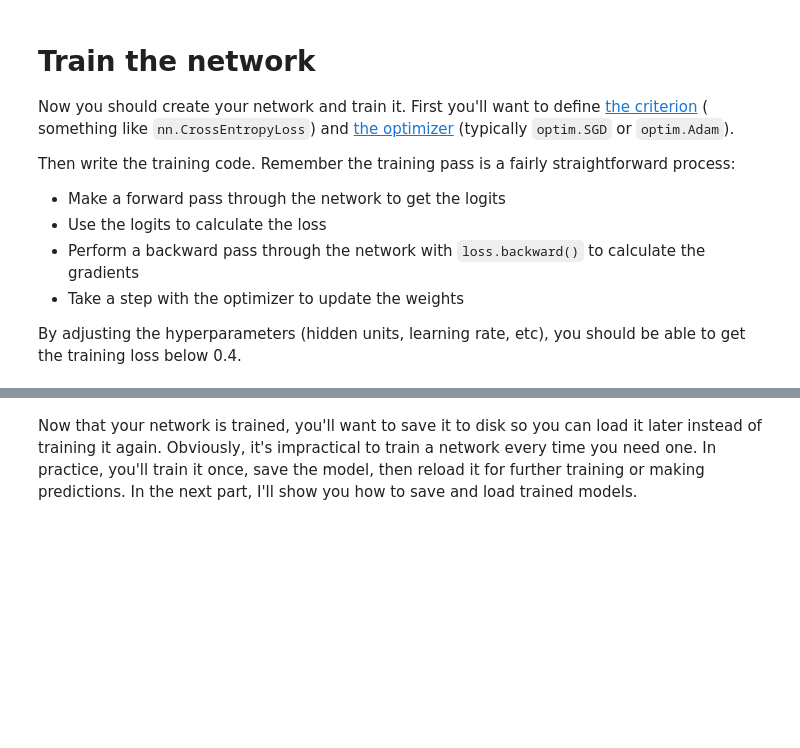
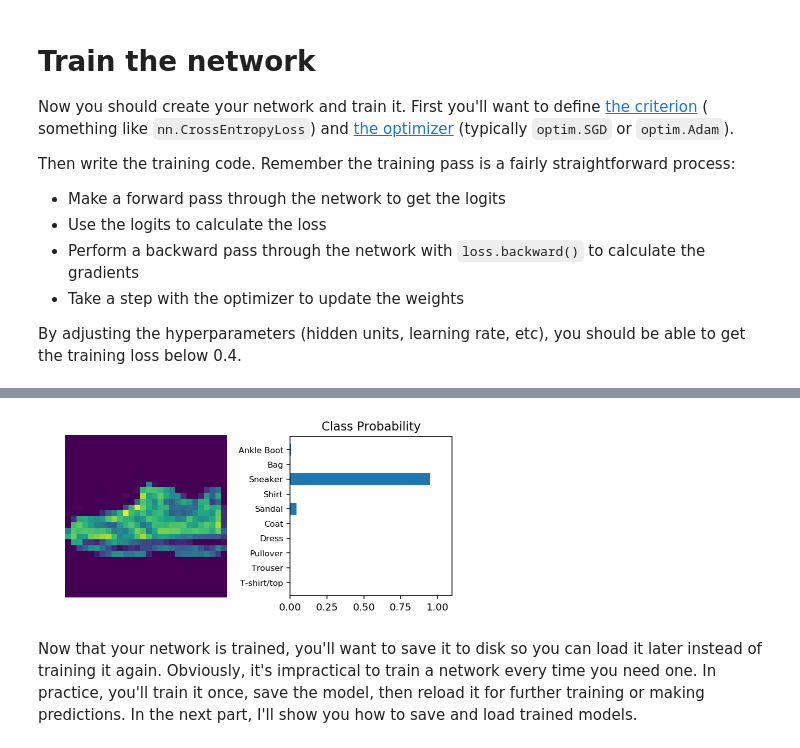
Before and after one commit to dylan-shao/ML-DS-Udacity_Data_Scientist_Nanodegree, a Jupyter notebook: 2. Deep learning/PyTorch Tutorial/Part 4 - Fashion-MNIST Exercise/Part 4 - Fashion-MNIST Exercise.ipynb, the cells around one changed output, grey strips where cells are left out. Cells and saved outputs as stored; diff of their text form; code cells hidden in the pictures; blank space fills up the shorter version.

```diff
--- a/2. Deep learning/PyTorch Tutorial/Part 4 - Fashion-MNIST Exercise/Part 4 - Fashion-MNIST Exercise.ipynb
+++ b/2. Deep learning/PyTorch Tutorial/Part 4 - Fashion-MNIST Exercise/Part 4 - Fashion-MNIST Exercise.ipynb
@@ -54,3 +56,16 @@ Here you should define your network. As with MNIST, each image is 28x28 which is
+# %%
+# TODO: Define your network architecture here
+input_size = 784
+hidden_sizes = [256, 64]
+output_size = 10
+
+# Build a feed-forward network
+model = nn.Sequential(OrderedDict([
+                      ('fc1', nn.Linear(input_size, hidden_sizes[0])),
+                      ('relu1', nn.ReLU()),
+                      ('fc2', nn.Linear(hidden_sizes[0], hidden_sizes[1])),
+                      ('relu2', nn.ReLU()),
+                      ('logits', nn.Linear(hidden_sizes[1], output_size))]))
 # %% [markdown]
 # Train the network
 
@@ -71,16 +166,18 @@ By adjusting the hyperparameters (hidden units, learning rate, etc), you should
 # %%
 # Test out your network!
 
 dataiter = iter(testloader)
 images, labels = dataiter.next()
 img = images[0]
 # Convert 2D image to 1D vector
 img = img.resize_(1, 784)
 
 # TODO: Calculate the class probabilities (softmax) for img
-ps =
+ps = F.softmax(model.forward(img), dim=1)
 
 # Plot the image and probabilities
 helper.view_classify(img.resize_(1, 28, 28), ps, version='Fashion')
+# %% [output]
+[figure, added]
 # %% [markdown]
 Now that your network is trained, you'll want to save it to disk so you can load it later instead of training it again. Obviously, it's impractical to train a network every time you need one. In practice, you'll train it once, save the model, then reload it for further training or making predictions. In the next part, I'll show you how to save and load trained models.
```
Also changed, not shown: parts of 7 cells of this notebook, 7 other files.
